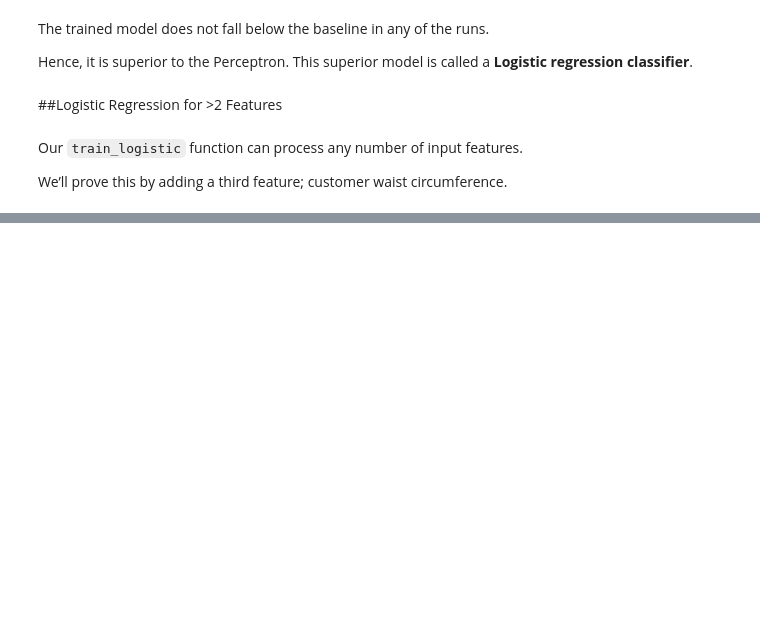
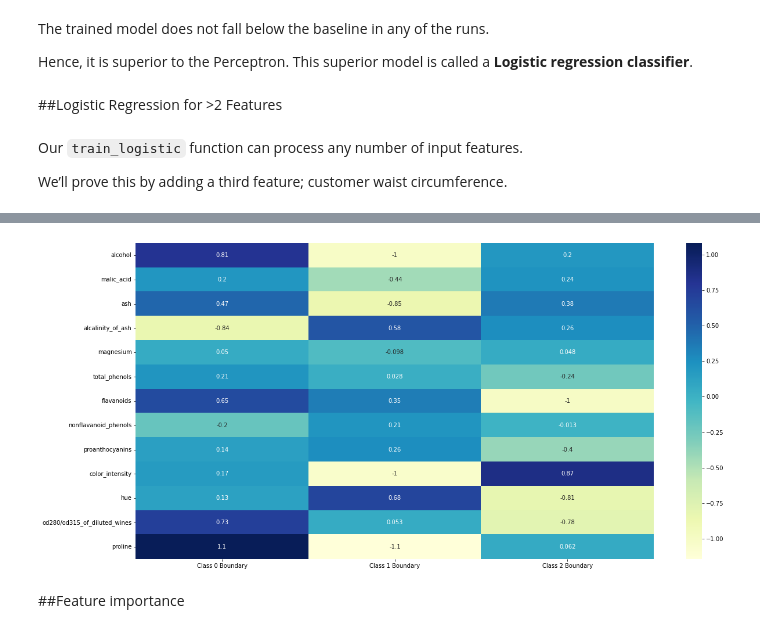
Before and after one commit to rahiakela/data-science-research-and-practice, a Jupyter notebook: data-science-bookcamp/case-study-5--predicting-future-friendships/04_linear_classifiers_with_logistic_regression.ipynb, the cells around one changed output, grey strips where cells are left out. Saved outputs shown, nothing was run; the diff lists cells and outputs as text; code cells hidden in the pictures; blank space fills up the shorter version.

```diff
--- a/data-science-bookcamp/case-study-5--predicting-future-friendships/04_linear_classifiers_with_logistic_regression.ipynb
+++ b/data-science-bookcamp/case-study-5--predicting-future-friendships/04_linear_classifiers_with_logistic_regression.ipynb
@@ -564,0 +641,3 @@ np.random.seed(0)
+# %%
+# Initializing Scikit-Learn’s standardization class
+standard_scaler = StandardScaler()
@@ -564,0 +646,7 @@ np.random.seed(0)
+# %%
+# Standardizing training data using Scikit-Learn
+X_transformed = standard_scaler.fit_transform(X)
+
+assert np.allclose(X_transformed.mean(axis=0), 0)
+assert np.allclose(X_transformed.std(axis=0), 1)
+assert np.allclose(X_transformed, X_s)
@@ -564,0 +672,10 @@ np.random.seed(0)
+# %%
+# Importing Scikit-Learn’s wine dataset
+data = load_wine()
+
+feature_names = data.feature_names
+num_classes = len(data.target_names)
+num_features = len(data.feature_names)
+
+print(f"The wine dataset contains {num_classes} classes of wine:\n{data.target_names}")
+print(f"\nIt contains the {num_features} features:\n{data.feature_names}")
@@ -564,0 +692,11 @@ np.random.seed(0)
+# %%
+# Training a multi-class wine predicto
+X, y = load_wine(return_X_y=True)
+clf.fit(standard_scaler.fit_transform(X), y)
+
+biases = clf.intercept_
+
+print(f"We trained {biases.size} decision boundaries, corresponding to the {num_classes} classes of wine.\n")
+for i, bias in enumerate(biases):
+  label = data.target_names[i]
+  print(f"The {label} decision boundary has a bias of {bias:0.2f}")
@@ -564,0 +715,15 @@ np.random.seed(0)
+# %%
+# Displaying a transpose of the coefficient matrix
+plt.figure(figsize = (20, 10))
+coefficients = clf.coef_
+
+sns.heatmap(coefficients.T, cmap='YlGnBu', annot=True,
+            xticklabels=[f"Class {i} Boundary" for i in range(3)],
+            yticklabels=data.feature_names)
+plt.yticks(rotation=0)
+
+plt.show()
+# %% [output]
+[figure, added]
+# %% [markdown]
+##Feature importance
```
Also changed, not shown: parts of 24 cells of this notebook.
